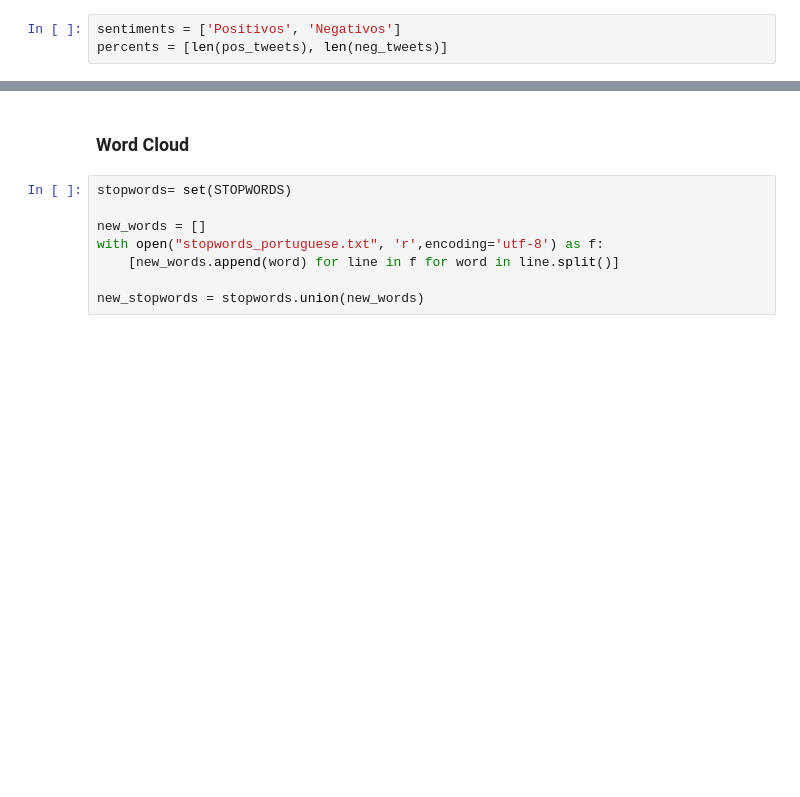
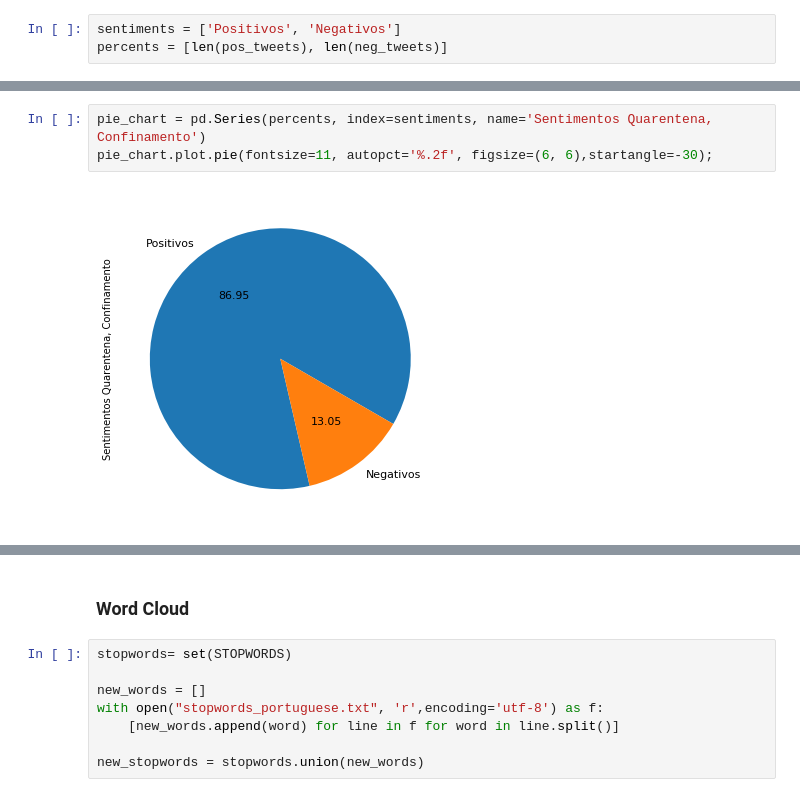
Before and after one commit to larissafv/squad5, a Jupyter notebook: Artigo/Twitter Sentiment Analisys.ipynb, the cells around one changed output, grey strips where cells are left out. Cells and saved outputs as stored; diff of their text form; blank space fills up the shorter version.

```diff
--- a/Artigo/Twitter Sentiment Analisys.ipynb
+++ b/Artigo/Twitter Sentiment Analisys.ipynb
@@ -282,0 +316,5 @@ pie_chart.plot.pie(fontsize=11, autopct='%.2f', figsize=(6, 6));
+# %%
+pie_chart = pd.Series(percents, index=sentiments, name='Sentimentos Quarentena, Confinamento')
+pie_chart.plot.pie(fontsize=11, autopct='%.2f', figsize=(6, 6),startangle=-30);
+# %% [output]
+[figure, added]
```
Also changed, not shown: parts of 30 cells of this notebook.
